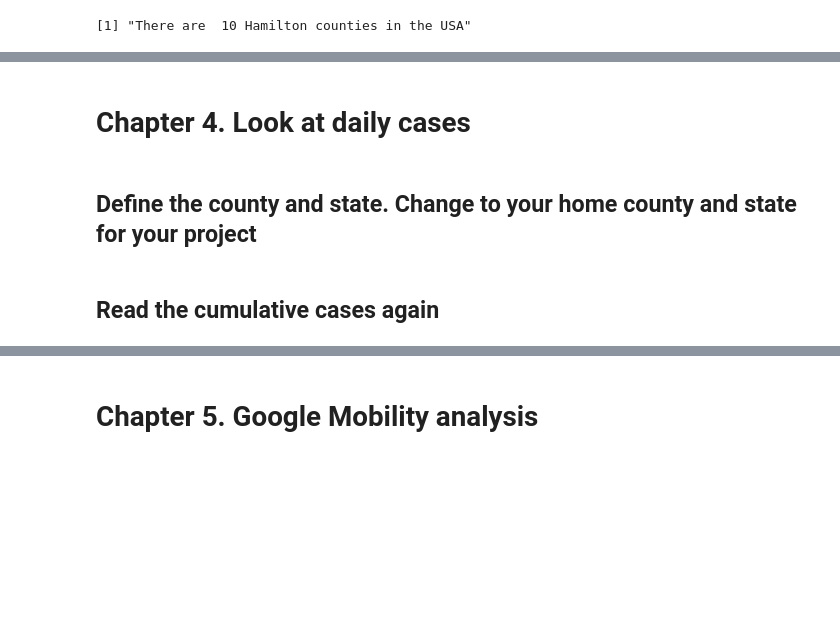
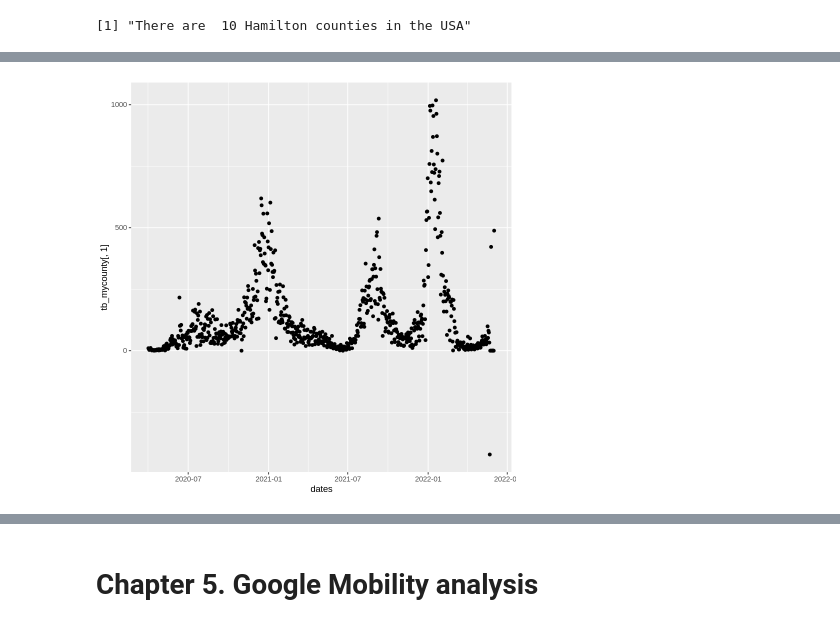
Before and after one commit to hongqin/R_COVID19_student_bootcamp2022June, a Jupyter notebook: R_coding_bootcamp_2022June.ipynb, the cells around one changed output, grey strips where cells are left out. Drawn from its saved outputs; the diff is of its cells as text; code cells hidden in the pictures; blank space fills up the shorter version.

Commit message:
went over Chapter 2 and  3

```diff
--- a/R_coding_bootcamp_2022June.ipynb
+++ b/R_coding_bootcamp_2022June.ipynb
@@ -786,5 +661,5 @@ countyStateUSA = 'San Francisco, California, US' #Change based on your home coun
 
 mycountyname = 'Hamilton' #Change to your home county for your project
 myState = 'Tennessee' #Change to your home state for your project
-#countyStateUSA = 'Hamilton, California, US' #Change based on your home county and state
+countyStateUSA = 'Hamilton, Tennessee, US' #Change based on your home county and state
 # %%
@@ -806,4 +689,2 @@ A data.frame: 6 × 3341
 # %%
-tb_mycounty <-  tb1 %>%
-   dplyr::select ( countyStateUSA, dates)
-tail(tb_mycounty)
+tb_mycounty = tb %>%    dplyr::select ( countyStateUSA, dates)
@@ -812,5 +691,5 @@ ERROR: ignored
 # %%
 tb_mycounty <- tb_mycounty %>%
-   dplyr::filter( between(dates, mdy('4/1/20'), mdy('12/19/20')))
+   dplyr::filter( between(dates, mdy('4/1/20'), mdy('06/01/22')))
 
 tail(tb_mycounty)
@@ -817,6 +706,4 @@ tail(tb_mycounty)
 # %%
-ggplot(tb_mycounty, aes( x = dates, y=tb_mycounty[,1])) + geom_point() + geom_smooth()
+ggplot(tb_mycounty, aes( x = dates, y=tb_mycounty[,1])) + geom_point()
+# %% [output]
+[figure, added]
-# %% [markdown]
-# Chapter 4. Look at daily cases
-# %% [markdown]
-## Define the county and state. Change to your home county and state for your project
@@ -828,2 +709,0 @@ mycounties = c( 'Santa Clara, California, US') #Change here to your home county
-# %% [markdown]
-   ## Read the cumulative cases again
```
Also changed, not shown: parts of 48 cells of this notebook.
